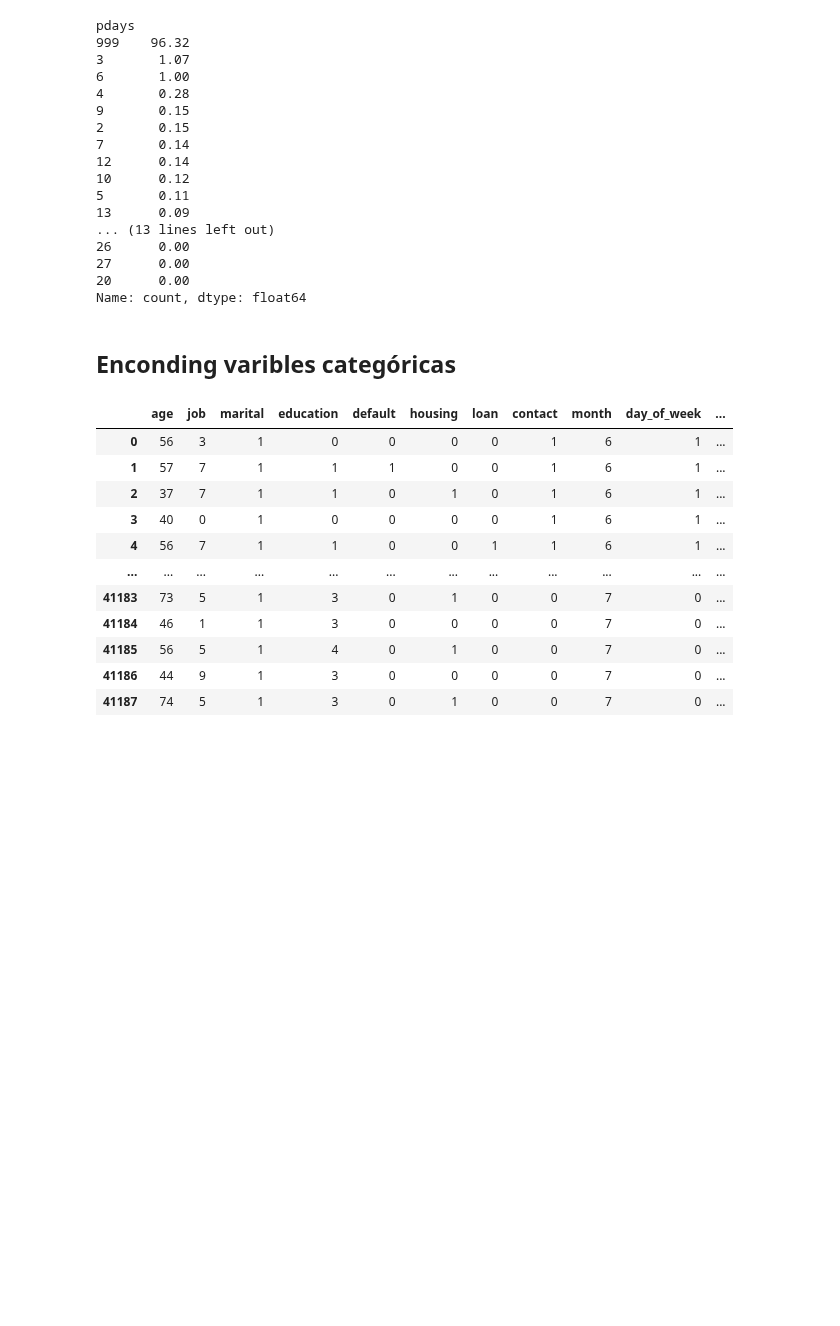
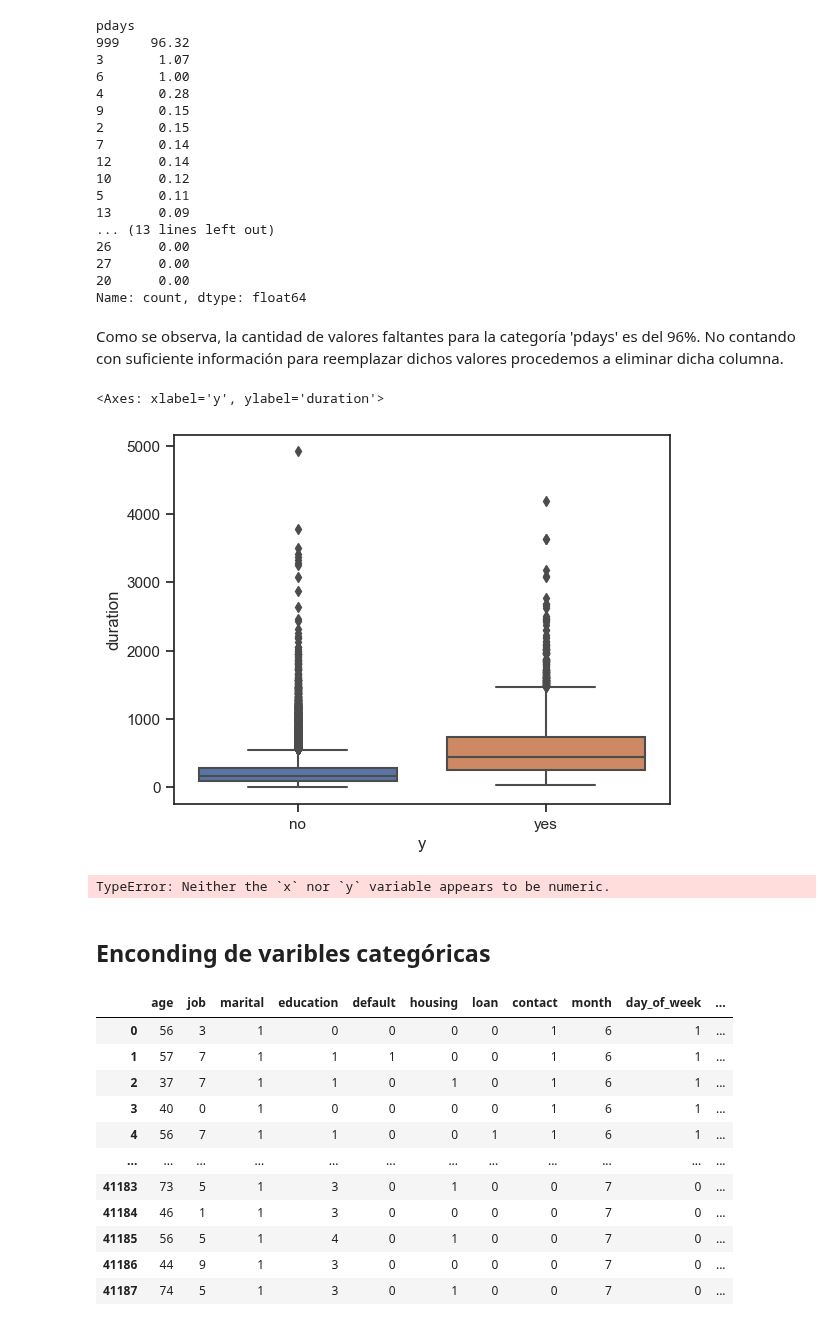
Before and after one commit to andres-mart/Coderhouse, a Jupyter notebook: 10. Estudios de Casos de Modelos Analíticos/Caso_N_1 copy.ipynb, the cells around one changed output. Drawn from its saved outputs; the diff is of its cells as text; code cells hidden in the pictures; blank space fills up the shorter version.

```diff
--- a/10. Estudios de Casos de Modelos Analíticos/Caso_N_1 copy.ipynb
+++ b/10. Estudios de Casos de Modelos Analíticos/Caso_N_1 copy.ipynb
@@ -346,5 +345,19 @@ Name: count, dtype: float64
+# %% [markdown]
+Como se observa, la cantidad de valores faltantes para la categoría 'pdays' es del 96%. No contando con suficiente información para reemplazar dichos valores procedemos a eliminar dicha columna.
+# %%
+# Eliminamos esta columna:
+df = df.drop("pdays", axis=1)
+# %%
+sns.boxplot(x="y", y="duration", data=df)
+# %% [output]
+<Axes: xlabel='y', ylabel='duration'>
+[figure, added]
+# %%
+sns.boxplot(x="y", y="education", data=df)
+# %% [output]
+TypeError: Neither the `x` nor `y` variable appears to be numeric.
 # %% [markdown]
-## Enconding varibles categóricas
+## Enconding de varibles categóricas
 # %%
 categorize(df)
 # %% [output]
```
Also changed, not shown: parts of 2 cells of this notebook.
